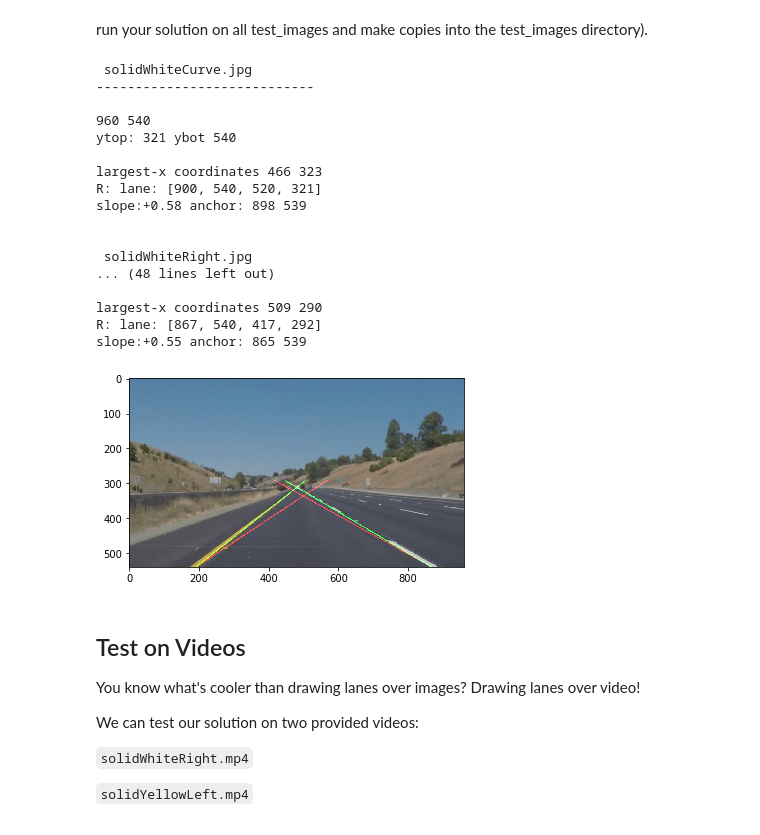
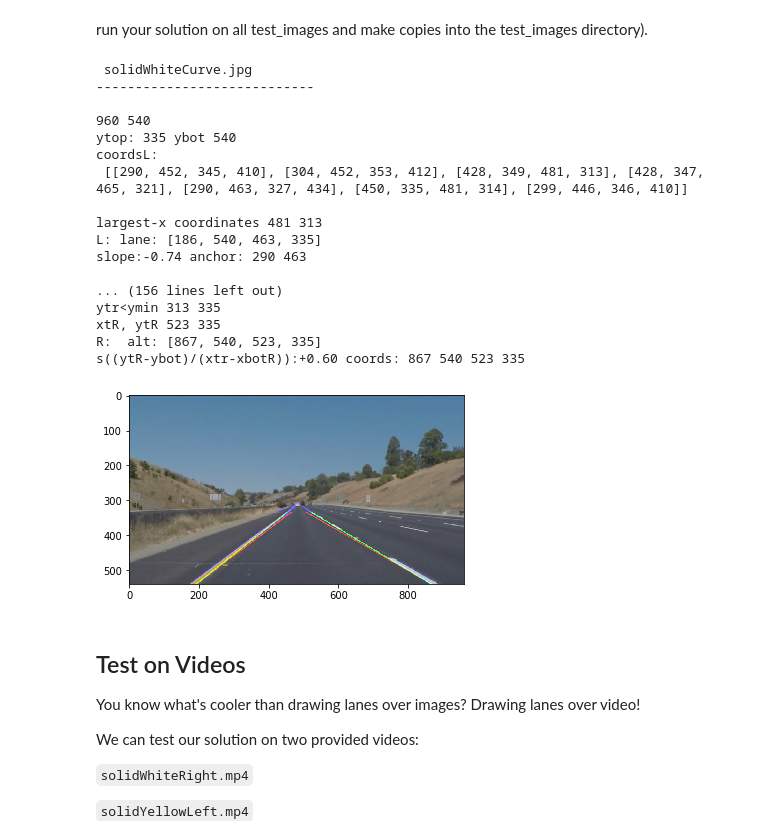
Before and after one commit to SherylHohman/CarND-LaneLines-P1, a Jupyter notebook: P1.ipynb, the cells around one changed output. Cells and saved outputs as stored; diff of their text form; code cells hidden in the pictures.

```diff
--- a/P1.ipynb
+++ b/P1.ipynb
@@ -467,7 +484,7 @@ for f in files:
     # calibrate for camera angle relative to car and zoom.
     #   manual adjustment for off square and off center camera position/angle
     xapex += 0
-    #yapex += 35  # horizon is lower than center
+    yapex += 35  # horizon is lower than center
     # lanes won't actually goto the corners of the image (if camera is rasonably adjusted)
     #dx/2
 
@@ -520,45 +537,45 @@ for f in files:
     rho = 2              # resolution in pixels of the Hough grid
     theta = np.pi/180 *1 # angular resolution in radians of the Hough grid
     threshold    = 14    # minimum number of votes (intersections in Hough grid cell)
     min_line_len = 30    # minimum number of pixels making up a line
     max_line_gap = 8     # maximum gap in pixels between connectable line segments
 
     # Run Hough on masked_edge (masked-canney) image
     lines_img = hough_lines(masked_edges, rho, theta, threshold, min_line_len, max_line_gap)
     #mpimg.imsave('test_images/5lines_'+f, lines_img)
     plt.imshow(lines_img)
 
 
     ## Draw Lines
     # draw_lines is called from INSIDE hough_lines !
 
     # overlay lane lines (houghes_img) onto orig (color_select) image
     result = weighted_img(lines_img, color_select, a=0.8, ß=1., λ=0.)
     plt.imshow(result)
 
 
     # save final image with line lanes drawn on it
     # todo: change naming of copied file (prefer: base_lanes.ext)
     mpimg.imsave('test_images/9lanes_'+f, result)
 # %% [output]
  solidWhiteCurve.jpg
 ----------------------------
 
 960 540
-ytop: 321 ybot 540
+ytop: 335 ybot 540
+coordsL:
+ [[290, 452, 345, 410], [304, 452, 353, 412], [428, 349, 481, 313], [428, 347, 465, 321], [290, 463, 327, 434], [450, 335, 481, 314], [299, 446, 346, 410]]
 
-largest-x coordinates 466 323
-R: lane: [900, 540, 520, 321]
-slope:+0.58 anchor: 898 539
+largest-x coordinates 481 313
+L: lane: [186, 540, 463, 335]
+slope:-0.74 anchor: 290 463
 
-
- solidWhiteRight.jpg
-... (48 lines left out)
-
-largest-x coordinates 509 290
-R: lane: [867, 540, 417, 292]
-slope:+0.55 anchor: 865 539
+... (156 lines left out)
+ytr<ymin 313 335
+xtR, ytR 523 335
+R:  alt: [867, 540, 523, 335]
+s((ytR-ybot)/(xtr-xbotR)):+0.60 coords: 867 540 523 335
-[figure, old version]
+[figure, new version]
 # %% [markdown]
 ## Test on Videos
 
```
Also changed, not shown: parts of 1 cell of this notebook, 6 other files.
